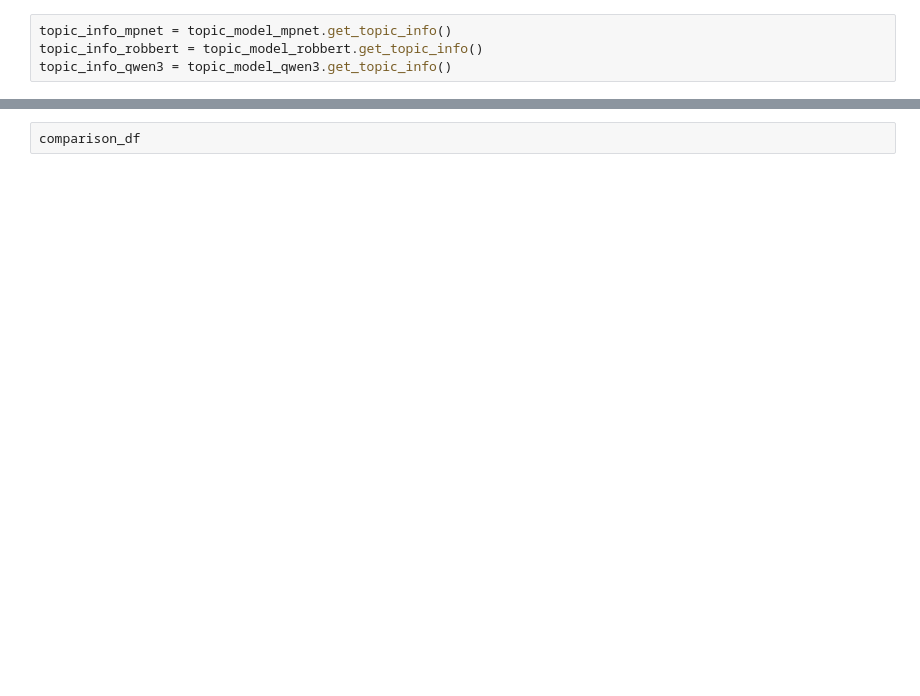
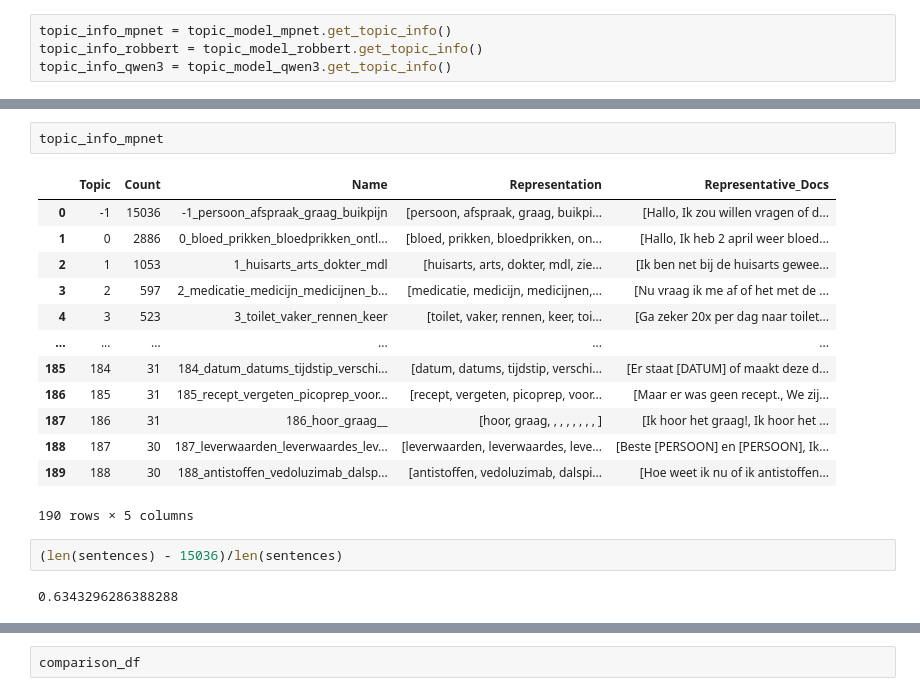
Before and after one commit to MaastrichtU-CDS/MyIBDcoachNLP, a Jupyter notebook: new_analysis/notebooks/evaluate_and_visualize.ipynb, the cells around one changed output, grey strips where cells are left out. Saved outputs shown, nothing was run; the diff lists cells and outputs as text; blank space fills up the shorter version.

```diff
--- a/new_analysis/notebooks/evaluate_and_visualize.ipynb
+++ b/new_analysis/notebooks/evaluate_and_visualize.ipynb
@@ -445,0 +428,20 @@ comparison_df.head(16)  # Should show 16 rows: 15 top + 1 outlier per model
+# %%
+topic_info_mpnet
+# %% [output]
+|  | Topic | Count | Name | Representation | Representative_Docs |
+| 0 | -1 | 15036 | -1_persoon_afspraak_graag_buikpijn | [persoon, afspraak, graag, buikpi... | [Hallo, Ik zou willen vragen of d... |
+| 1 | 0 | 2886 | 0_bloed_prikken_bloedprikken_ontl... | [bloed, prikken, bloedprikken, on... | [Hallo, Ik heb 2 april weer bloed... |
+| 2 | 1 | 1053 | 1_huisarts_arts_dokter_mdl | [huisarts, arts, dokter, mdl, zie... | [Ik ben net bij de huisarts gewee... |
+| 3 | 2 | 597 | 2_medicatie_medicijn_medicijnen_b... | [medicatie, medicijn, medicijnen,... | [Nu vraag ik me af of het met de ... |
+| 4 | 3 | 523 | 3_toilet_vaker_rennen_keer | [toilet, vaker, rennen, keer, toi... | [Ga zeker 20x per dag naar toilet... |
+| ... | ... | ... | ... | ... | ... |
+| 185 | 184 | 31 | 184_datum_datums_tijdstip_verschi... | [datum, datums, tijdstip, verschi... | [Er staat [DATUM] of maakt deze d... |
+| 186 | 185 | 31 | 185_recept_vergeten_picoprep_voor... | [recept, vergeten, picoprep, voor... | [Maar er was geen recept., We zij... |
+| 187 | 186 | 31 | 186_hoor_graag__ | [hoor, graag, , , , , , , , ] | [Ik hoor het graag!, Ik hoor het ... |
+| 188 | 187 | 30 | 187_leverwaarden_leverwaardes_lev... | [leverwaarden, leverwaardes, leve... | [Beste [PERSOON] en [PERSOON], Ik... |
+| 189 | 188 | 30 | 188_antistoffen_vedoluzimab_dalsp... | [antistoffen, vedoluzimab, dalspi... | [Hoe weet ik nu of ik antistoffen... |
+190 rows × 5 columns
+# %%
+(len(sentences) - 15036)/len(sentences)
+# %% [output]
+0.6343296286388288
```
Also changed, not shown: parts of 7 cells of this notebook, 2 other files.
